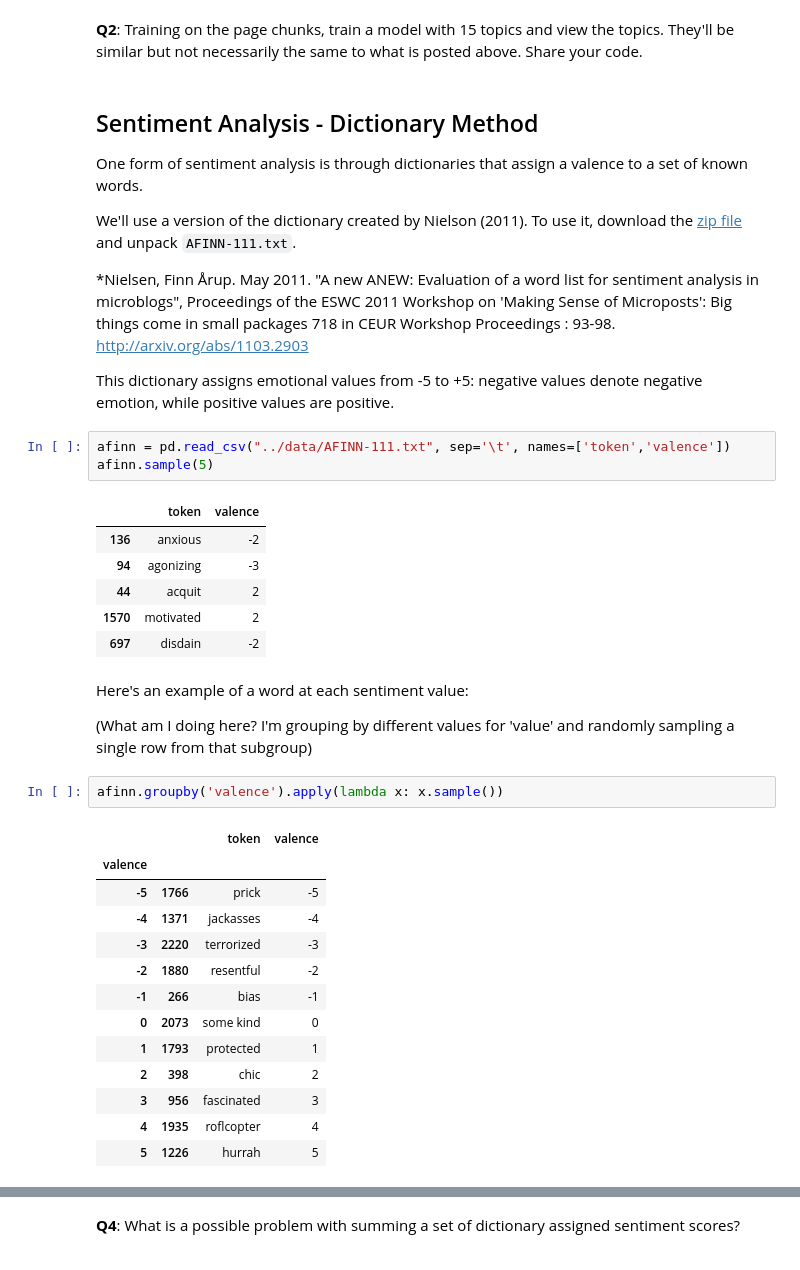
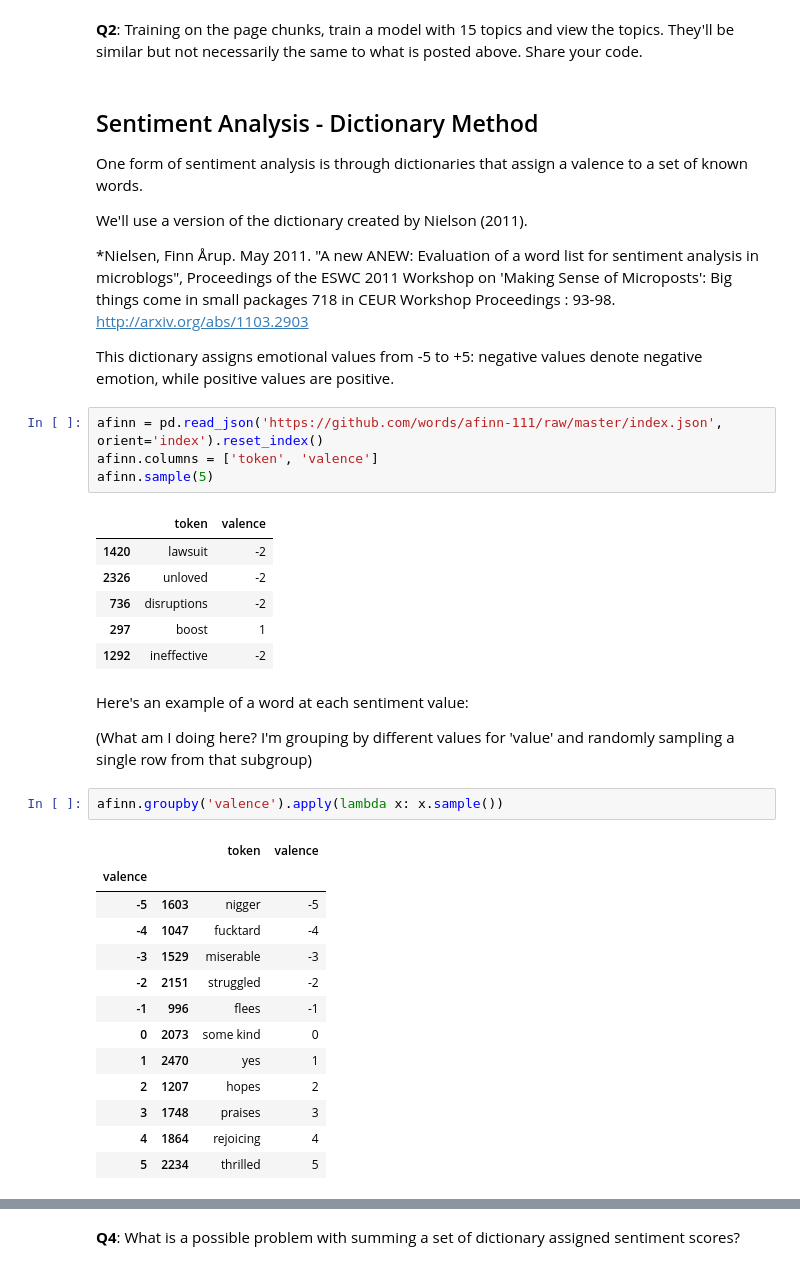
Before and after one commit to organisciak/Text-Mining-Course, a Jupyter notebook: labs/Lab 9 - Dimensionality Reduction and Sentiment Analysis.ipynb, the cells around one changed output, grey strips where cells are left out. Saved outputs shown, nothing was run; the diff lists cells and outputs as text.

```diff
--- a/labs/Lab 9 - Dimensionality Reduction and Sentiment Analysis.ipynb
+++ b/labs/Lab 9 - Dimensionality Reduction and Sentiment Analysis.ipynb
@@ -140,21 +140,22 @@ info = pd.read_csv(path + 'contemporary-pages_labels.csv', encoding='utf-8')
 
 One form of sentiment analysis is through dictionaries that assign a valence to a set of known words.
 
-We'll use a version of the dictionary created by Nielson (2011). To use it, download the [zip file](http://www2.imm.dtu.dk/pubdb/views/publication_details.php?id=6010) and unpack `AFINN-111.txt`.
+We'll use a version of the dictionary created by Nielson (2011).
 
 \*Nielsen, Finn Årup. May 2011. "A new ANEW: Evaluation of a word list for sentiment analysis in microblogs", Proceedings of the ESWC 2011 Workshop on 'Making Sense of Microposts': Big things come in small packages 718 in CEUR Workshop Proceedings : 93-98. http://arxiv.org/abs/1103.2903
 
 This dictionary assigns emotional values from -5 to +5: negative values denote negative emotion, while positive values are positive.
-# %%
-afinn = pd.read_csv("../data/AFINN-111.txt", sep='\t', names=['token','valence'])
-afinn.sample(5)
-# %% [output]
-|  | token | valence |
-| 136 | anxious | -2 |
-| 94 | agonizing | -3 |
-| 44 | acquit | 2 |
-| 1570 | motivated | 2 |
-| 697 | disdain | -2 |
+# %%
+afinn = pd.read_json('https://github.com/words/afinn-111/raw/master/index.json', orient='index').reset_index()
+afinn.columns = ['token', 'valence']
+afinn.sample(5)
+# %% [output]
+|  | token | valence |
+| 1420 | lawsuit | -2 |
+| 2326 | unloved | -2 |
+| 736 | disruptions | -2 |
+| 297 | boost | 1 |
+| 1292 | ineffective | -2 |
 # %% [markdown]
 Here's an example of a word at each sentiment value:
 
@@ -164,17 +165,17 @@ afinn.groupby('valence').apply(lambda x: x.sample())
 # %% [output]
 |  |  | token | valence |
 | valence |  |  |  |
-| -5 | 1766 | prick | -5 |
-| -4 | 1371 | jackasses | -4 |
-| -3 | 2220 | terrorized | -3 |
-| -2 | 1880 | resentful | -2 |
-| -1 | 266 | bias | -1 |
+| -5 | 1603 | nigger | -5 |
+| -4 | 1047 | fucktard | -4 |
+| -3 | 1529 | miserable | -3 |
+| -2 | 2151 | struggled | -2 |
+| -1 | 996 | flees | -1 |
 | 0 | 2073 | some kind | 0 |
-| 1 | 1793 | protected | 1 |
-| 2 | 398 | chic | 2 |
-| 3 | 956 | fascinated | 3 |
-| 4 | 1935 | roflcopter | 4 |
-| 5 | 1226 | hurrah | 5 |
+| 1 | 2470 | yes | 1 |
+| 2 | 1207 | hopes | 2 |
+| 3 | 1748 | praises | 3 |
+| 4 | 1864 | rejoicing | 4 |
+| 5 | 2234 | thrilled | 5 |
 # %% [markdown]
 One way to use a sentiment dictionary is to assign sentiment weights to all the known words, and sum it up.
 
```
Also changed, not shown: parts of 13 cells of this notebook.
